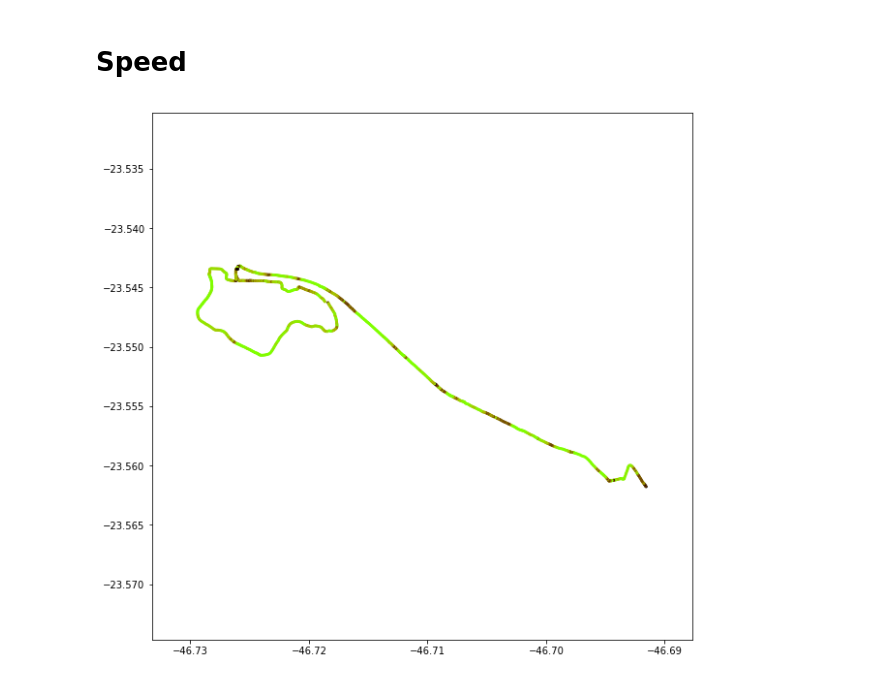
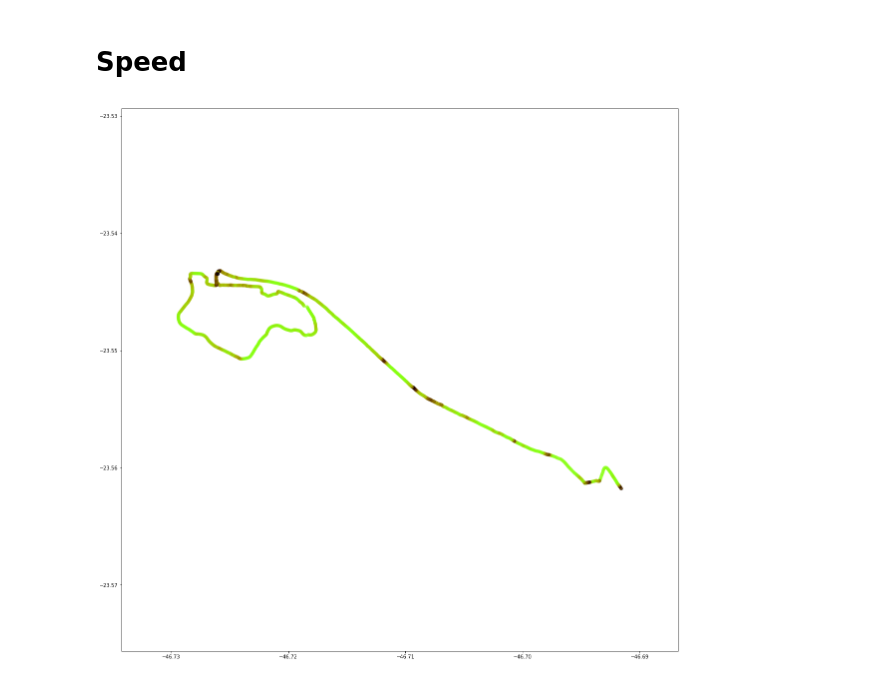
Before and after one commit to sztelzer/Bike-Riding-Analysis, a Jupyter notebook: Bike rides GPS data analysis.ipynb, the cells around one changed output. Cells and saved outputs as stored; diff of their text form; code cells hidden in the pictures.

```diff
--- a/Bike rides GPS data analysis.ipynb
+++ b/Bike rides GPS data analysis.ipynb
@@ -232,14 +243,15 @@ There is patterns on theses failures? Let's see.
 # %%
 col = np.zeros((len(seg.speed),3))
 col[:,0] = np.clip(seg.speed/8.8, 0, 1) / 360 * 90
 col[:,1] = 1
 col[:,2] = np.clip(seg.speed/8.8, 0, 1)
 
-plt.figure(figsize=(10,10))
-plt.scatter(seg.longitude, seg.latitude, 4, c=colors.hsv_to_rgb(col), alpha=1)
+plt.figure(figsize=(20,20))
+plt.scatter(seg.longitude, seg.latitude, c=colors.hsv_to_rgb(col), alpha=0.5)
 plt.axis('equal')
 plt.show()
+
 # plt.savefig('elevations600.png', dpi=600, transparent=True)
 # plt.savefig('elevations600.eps', dpi=600, transparent=True)
 # %% [output]
-[figure, old version]
+[figure, new version]
```
Also changed, not shown: parts of 7 cells of this notebook, 1 other file.
